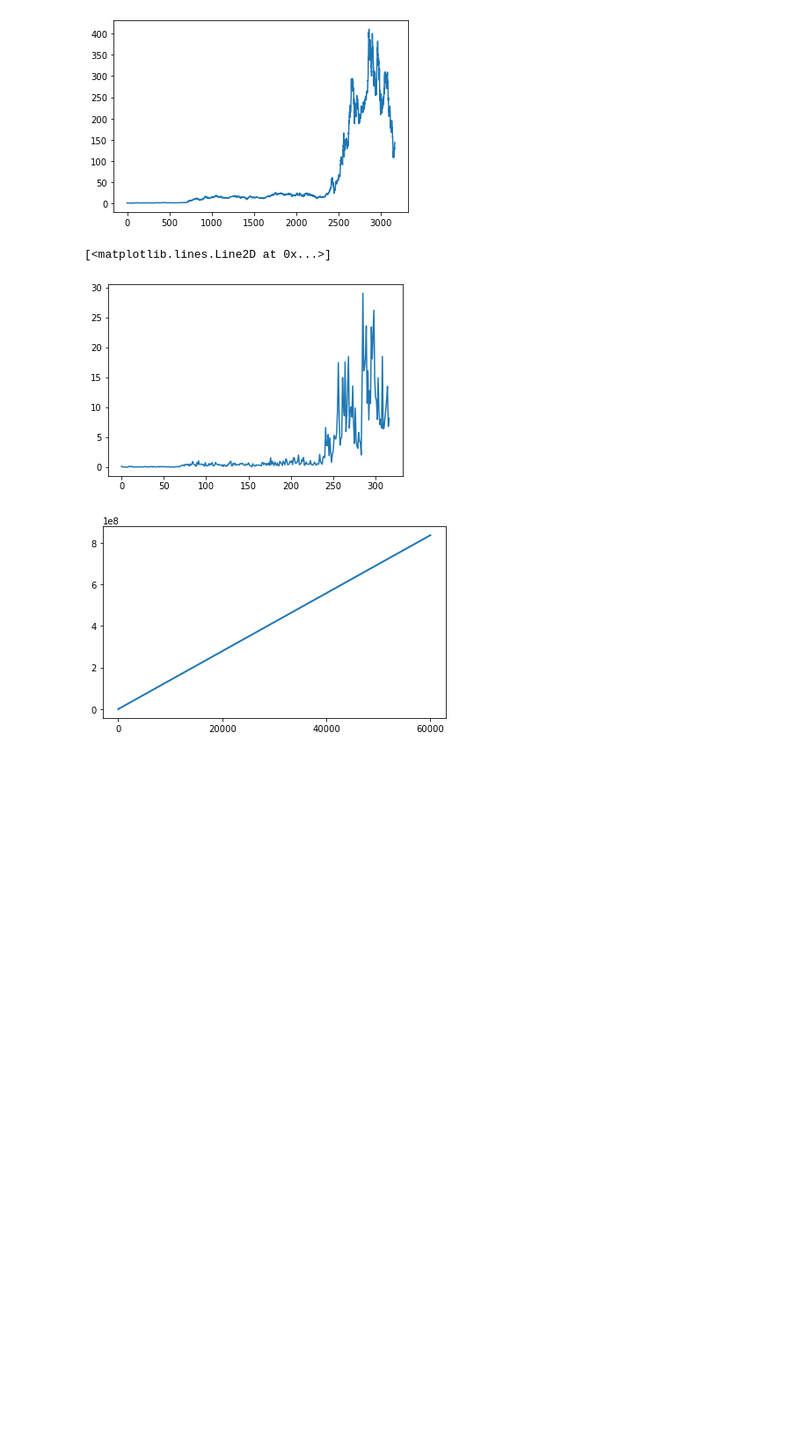
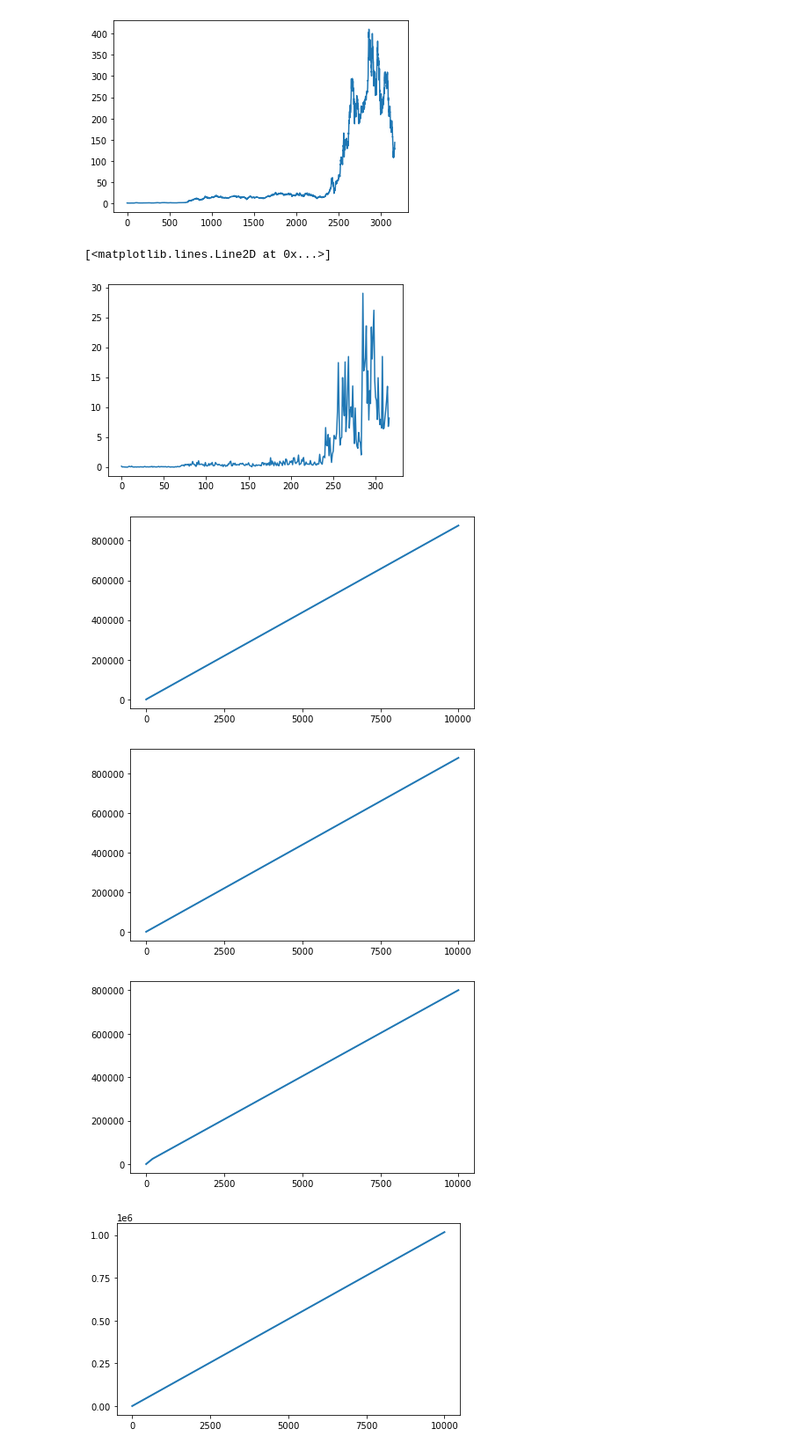
Before and after one commit to wzjzzz/bandit, a Jupyter notebook: bandit-main_v3/Two-dimensional Zooming.ipynb, the cells around one changed output. Shown at 88% size. Saved outputs shown, nothing was run; the diff lists cells and outputs as text; code cells hidden in the pictures; blank space fills up the shorter version.

```diff
--- a/bandit-main_v3/Two-dimensional Zooming.ipynb
+++ b/bandit-main_v3/Two-dimensional Zooming.ipynb
@@ -20,14 +20,14 @@ plt.plot(data)
 [<matplotlib.lines.Line2D at 0x...>]
 [figure]
 # %%
-c_scale = 600
+c_scale = 6
 def mu(x):
     # x in range [0, 1]
     x = np.floor(x*len(data))
-    return data[x] / c_scale
+    return data[x] * c_scale
 #     observation = np.random.normal(reward, 0.1)
 # %%
-delta = 1e-2
+delta = 1e-3
 arms = np.arange(len(data))
 mu_m_delta = np.quantile(data, 1-delta)
 mu_m = np.max(data)
@@ -156,7 +156,7 @@ def simulate(algorithms, a, alpha, T, trials):
                 idx = alg.output()
                 arm = alg.active_arms[idx]
                 #
-                reward = mu(arm) * c_scale
+                reward = mu(arm)
 
 #                 print(mu(arm))
                 inst_regret_scale[i, t] = max(mu_m_scale - reward, 0)
@@ -192,11 +192,11 @@ regrets_all = []
 regrets_delta_all = []
 
 
-for _ in tqdm(range(1)):
+for _ in tqdm(range(10)):
 
     a = 0
         # configure parameters of experiments
-    T = 60000
+    T = 10000
     trials = 1
     delta = 0.1
     alpha = 3.1
@@ -210,7 +210,7 @@ for _ in tqdm(range(1)):
             (alpha - 1) ** 3 * (alpha - 2) * (alpha - 3)) + 3 * a_hat * sigma_second
 
     # simulate
-    c_zooming = 0.01
+    c_zooming = 0.005
 
     algorithms = [Zooming(delta, T, c_zooming, nu_third)]
 
@@ -219,31 +219,34 @@ for _ in tqdm(range(1)):
 #     print(total)
 #     for i in r:
 #         print(i)
 
     # plot figure
     plt.figure(figsize=(7, 4))
     plt.locator_params(axis='x', nbins=5)
     plt.locator_params(axis='y', nbins=5)
     names = [f'{alg.__class__.__name__}' for alg in algorithms]
     linestyles = ['-', '--', '-.']
 #     for result, name, linestyle in zip(cum_regret, names, linestyles):
 #         plt.plot(np.cumsum(result), label=name, linewidth=2.0, linestyle=linestyle)
 
 #     for result, name, linestyle in zip(cum_regret_delta, names, linestyles):
 #         plt.plot(np.cumsum(result), label=name, linewidth=2.0, linestyle=linestyle)
 
 
 #         plt.show()
 
 #     for result, name, linestyle in zip(cum_regret_scale, names, linestyles): #-------
 #         plt.plot(np.cumsum(result), label=name, linewidth=2.0, linestyle=linestyle) #-------
 
     for result, name, linestyle in zip(cum_regret_delta_scale, names, linestyles): #-------
         plt.plot(np.cumsum(result), label=name, linewidth=2.0, linestyle=linestyle) #-------
 
         plt.show()
 
     regrets_all.append(cum_regret_scale.reshape(-1))
     regrets_delta_all.append(cum_regret_delta_scale.reshape(-1))
 # %% [output]
-[figure, old version]
+[figure, new version]
+[figure, added]
+[figure, added]
+[figure, added]
```
Also changed, not shown: parts of 4 cells of this notebook, 19 other files.
